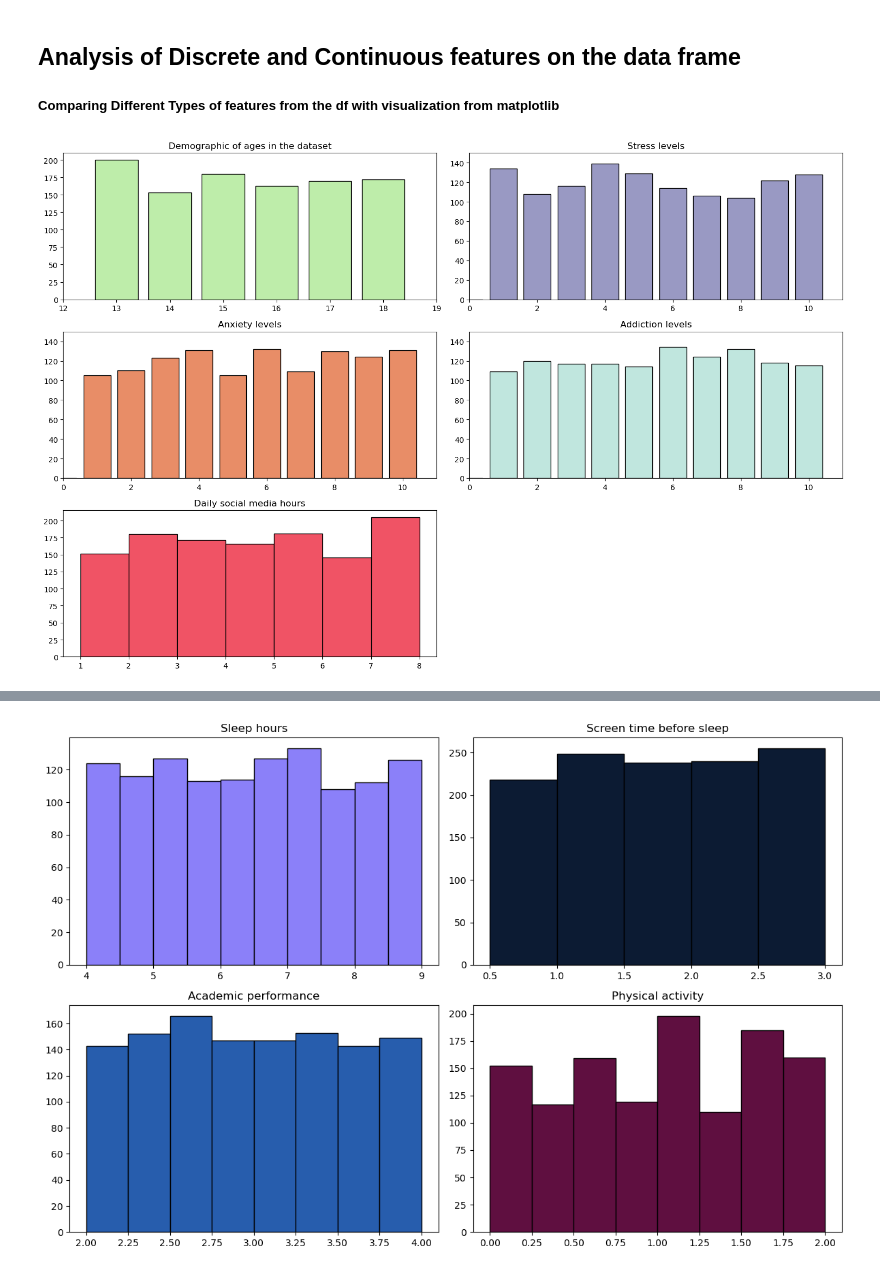
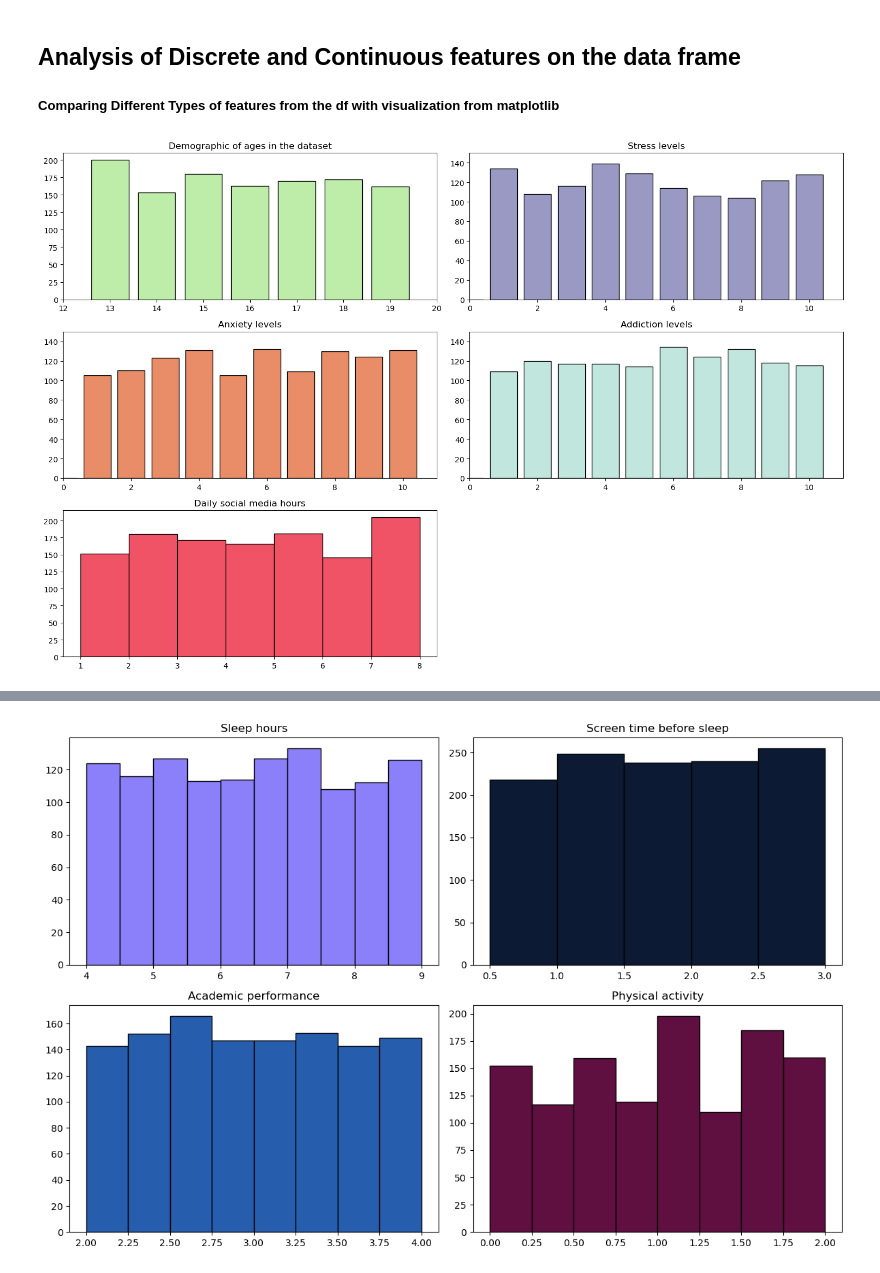
Before and after one commit to Leow14/Social-Media-Impact, a Jupyter notebook: Data analysis/Notebooks/data_analysis.ipynb, the cells around one changed output, grey strips where cells are left out. Saved outputs shown, nothing was run; the diff lists cells and outputs as text; code cells hidden in the pictures.

```diff
--- a/Data analysis/Notebooks/data_analysis.ipynb
+++ b/Data analysis/Notebooks/data_analysis.ipynb
@@ -117,12 +118,12 @@ fig, axes = plt.subplots(3, 2, figsize=(15, 10))
 
 # Demographic of ages of the users in the data base
 age_counter = Counter(mental_health["age"])
-xs = range(13, 19)
+xs = range(13, 20)
 ys = [age_counter[x] for x in xs]
 color = "#BEEDAA"
 
 axes[0, 0].bar(xs, ys, color=color, edgecolor="black")
-axes[0, 0].axis([12, 19, 0, 210])
+axes[0, 0].axis([12, 20, 0, 210])
 axes[0, 0].set_title("Demographic of ages in the dataset")
 
 # Stress levels
@@ -140,34 +141,34 @@ xs = range(0, 11)
 ys = [anxiety_level_counter[x] for x in xs]
 
 axes[1, 0].bar(xs, ys, color="#E88D67", edgecolor="black")
 axes[1, 0].axis([0, 11, 0, 150])
 axes[1, 0].set_title("Anxiety levels")
 
 # Addiction levels
 addiction_level_counter = Counter(mental_health["addiction_level"])
 xs = range(0, 11)
 ys = [addiction_level_counter[x] for x in xs]
 
 axes[1, 1].bar(xs, ys, color="#C0E6DE", edgecolor="black")
 axes[1, 1].axis([0, 11, 0, 150])
 axes[1, 1].set_title("Addiction levels")
 
 # Daily social media hours
 axes[2, 0].hist(
     mental_health["daily_social_media_hours"],
     color="#F05365",
     edgecolor="black",
     bins=7
 )
 axes[2, 0].set_title("Daily social media hours")
 
 # Hide the empty subplot
 axes[2, 1].axis("off")
 
 plt.tight_layout()
 plt.show()
 # %% [output]
-[figure, old version]
+[figure, new version]
 # %%
 fig, axes = plt.subplots(2, 2, figsize=(12, 10))
 
```
Also changed, not shown: parts of 2 cells of this notebook, 11 other files.
